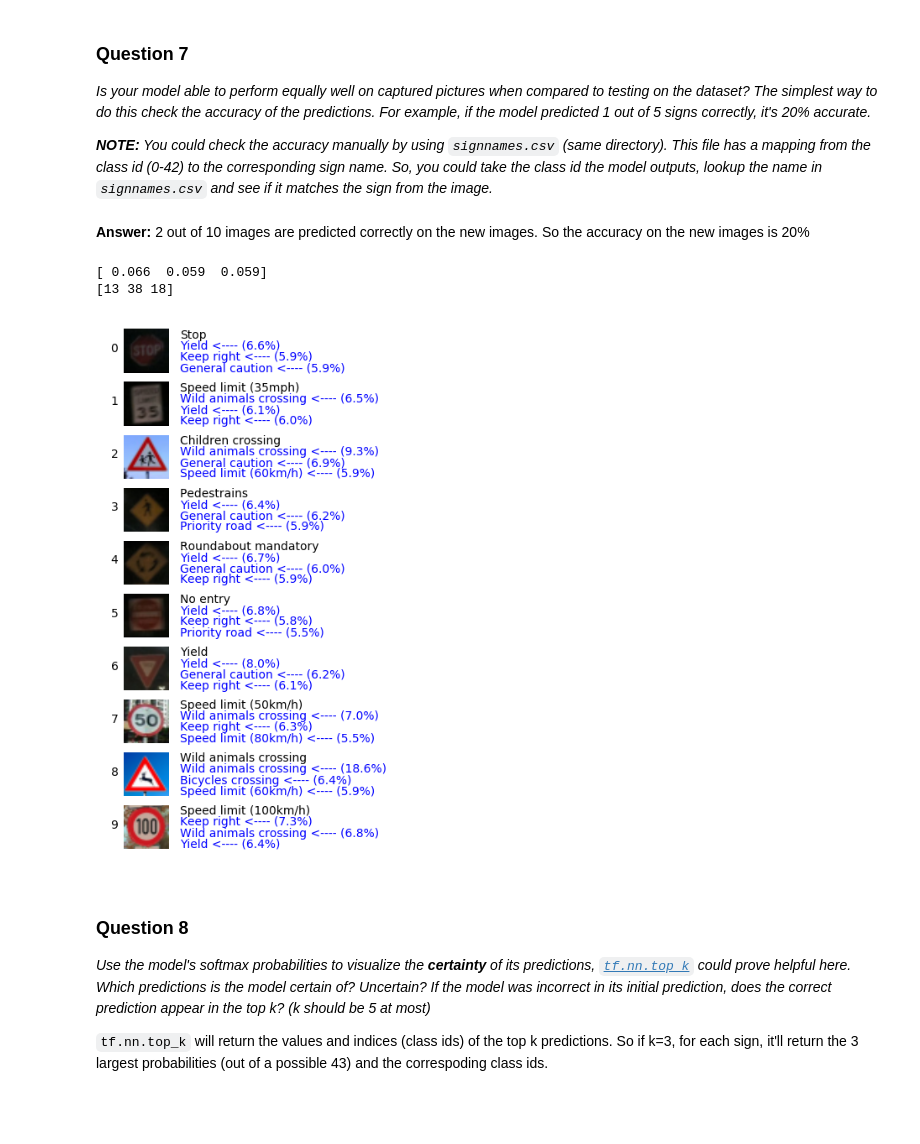
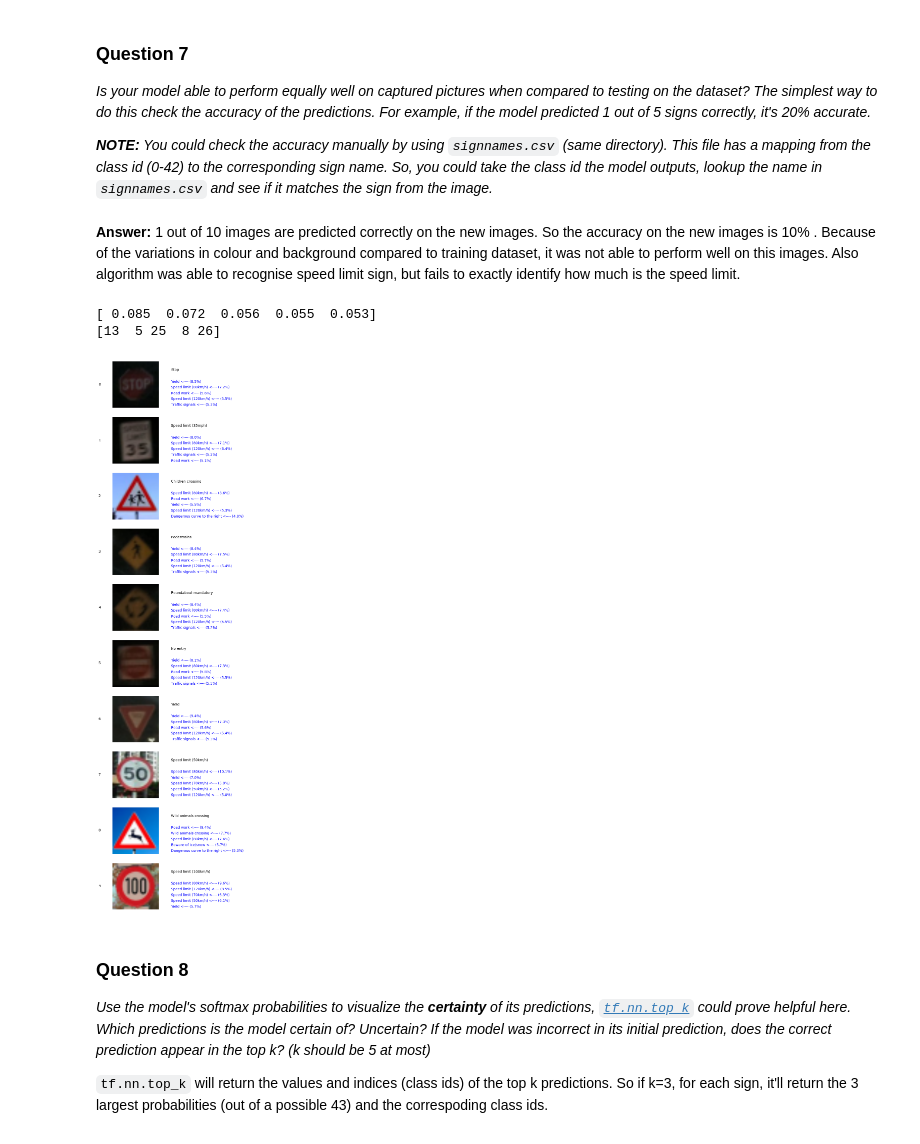
Before and after one commit to SumanthReddyKaliki/CarND-traffic-signs, a Jupyter notebook: Traffic_Sign_Classifier.ipynb, the cells around one changed output. Drawn from its saved outputs; the diff is of its cells as text; code cells hidden in the pictures; blank space fills up the shorter version.

```diff
--- a/Traffic_Sign_Classifier.ipynb
+++ b/Traffic_Sign_Classifier.ipynb
@@ -435,7 +435,7 @@ plt.figure(figsize=(8,1))
 
 for i in range(n_new_images):
 
-    new_img = mpimg.imread("new-data/" + str(i+1)+".png")[:,:,0:3]  # Only take the RGB channel
+    new_img = mpimg.imread("new-data/" + str(i+1)+".PNG")[:,:,0:3]  # Only take the RGB channel
     new_img_scaled = cv2.resize(new_img, (32, 32), interpolation=cv2.INTER_AREA)  # Scale the image to 32x32
     plt.subplot(1,n_new_images,i+1)
     plt.imshow(new_img_scaled); plt.title(''); plt.axis('off')
@@ -492,14 +491,14 @@ _Is your model able to perform equally well on captured pictures when compared t
 
 _**NOTE:** You could check the accuracy manually by using `signnames.csv` (same directory). This file has a mapping from the class id (0-42) to the corresponding sign name. So, you could take the class id the model outputs, lookup the name in `signnames.csv` and see if it matches the sign from the image._
 # %% [markdown]
-**Answer:** 2 out of 10 images are predicted correctly on the new images. So the accuracy on the new images is 20%
+**Answer:** 1 out of 10 images are predicted correctly on the new images. So the accuracy on the new images is 10% . Because of the variations in colour and background compared to training dataset, it was not able to perform well on this images. Also algorithm was able to recognise speed limit sign, but fails to exactly identify how much is the speed limit.
 # %%
 ### Visualize the softmax probabilities here.
 ### Feel free to use as many code cells as needed.
 with tf.Session() as sess:
     loader = tf.train.import_meta_graph('trained_model.ckpt.meta')
     loader.restore(sess, tf.train.latest_checkpoint('./'))
-    top_k = sess.run(tf.nn.top_k(tf.nn.softmax(logits), 3), feed_dict={x: X_new, keep_prob: 1.0})
+    top_k = sess.run(tf.nn.top_k(tf.nn.softmax(logits), 5), feed_dict={x: X_new, keep_prob: 1.0})
     #print(top_k)
 # %%
 # Let's check the top_k data
@@ -507,32 +506,32 @@ np.set_printoptions(suppress=True, precision=3)
 print(top_k.values[0])
 print(top_k.indices[0])
 # %% [output]
-[ 0.066  0.059  0.059]
-[13 38 18]
+[ 0.085  0.072  0.056  0.055  0.053]
+[13  5 25  8 26]
 # %%
 # Let's visualize the results
-plt.figure(figsize=(8,8))
+plt.figure(figsize=(28,28))
 
 for i, sign_pred in enumerate(new_pred):
 
     plt.subplot(n_new_images,1,i+1)
     plt.imshow(X_new[i])
 
     plt.text(40, 6, new_image_labels[i], rotation=0)  # Ground truth is black
 
     y_position = 14
     for prob, idx in zip(top_k.values[i], top_k.indices[i]):
         pred_info = signnames[idx] + ' <---- (' + str(np.round(prob*100, 1)) + '%)'
         plt.text(40, y_position, pred_info, rotation=0, color='b')  # Prediction is blue
-        y_position += 8
+        y_position += 4
 
     plt.text(-10, 16, i);
 
     plt.axis('off');
 
 plt.show()
 # %% [output]
-[figure, old version]
+[figure, new version]
 # %% [markdown]
 ### Question 8
 
```
Also changed, not shown: parts of 12 cells of this notebook.
